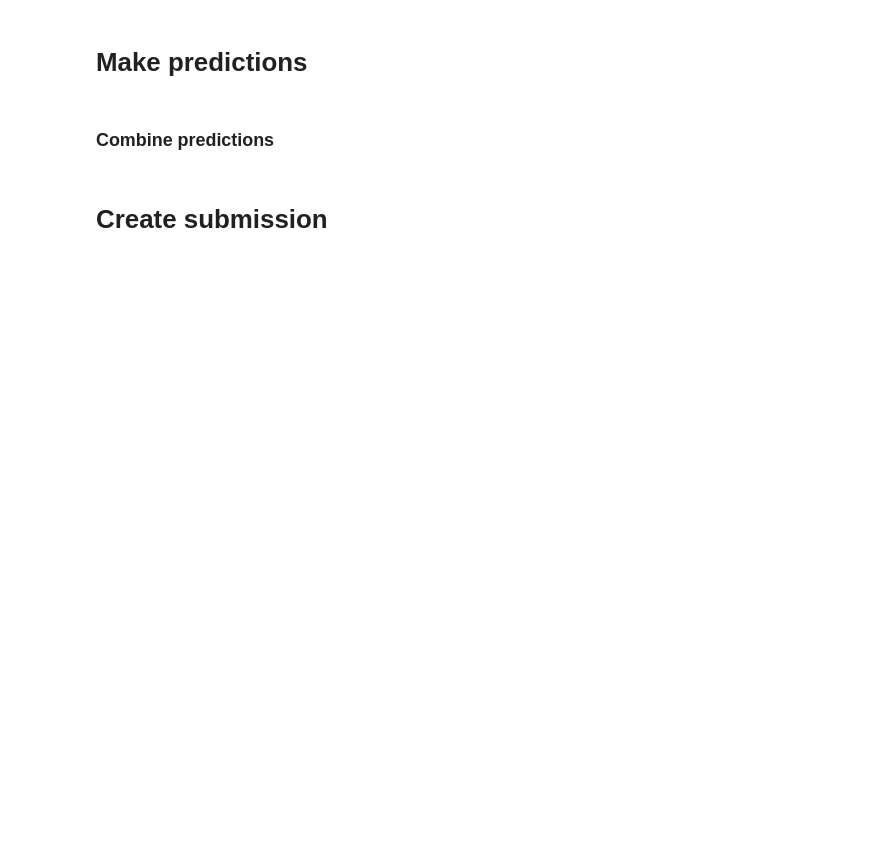
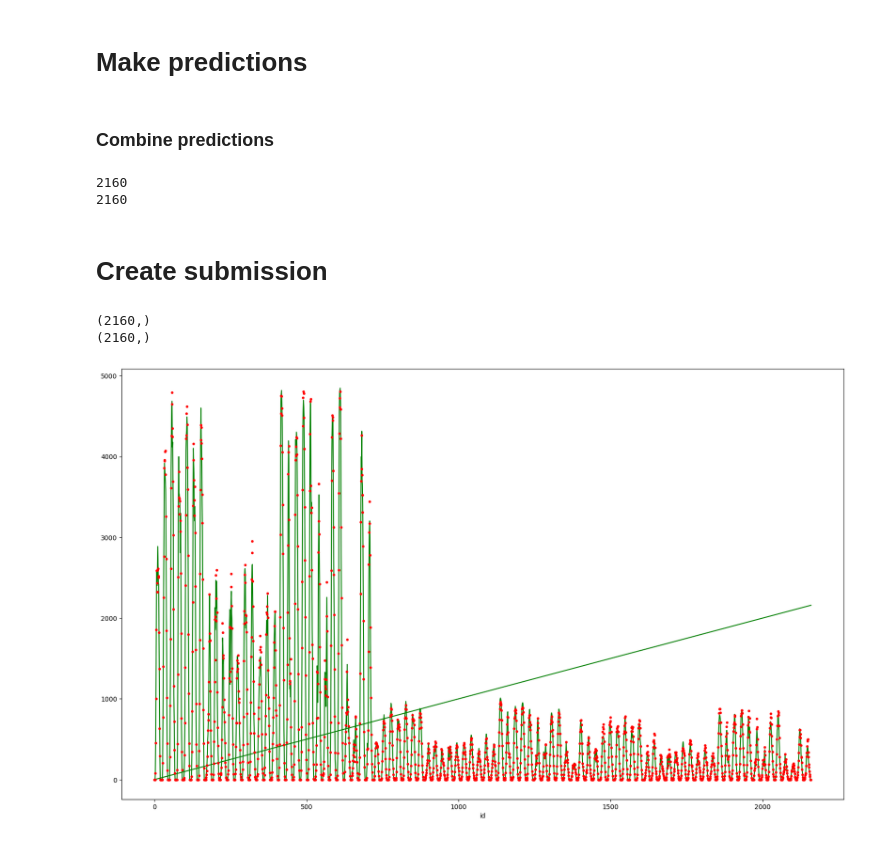
Before and after one commit to Hansstem/TDT4173-ML, a Jupyter notebook: delivery_notebooks/Short_notebook_1.ipynb, the cells around one changed output. Drawn from its saved outputs; the diff is of its cells as text; code cells hidden in the pictures; blank space fills up the shorter version.

```diff
--- a/delivery_notebooks/Short_notebook_1.ipynb
+++ b/delivery_notebooks/Short_notebook_1.ipynb
@@ -501,2 +632,16 @@ X_frames_test_ag = [X_frames_test[0], X_frames_test[1], X_frames_test[2]]
+# %%
+def multiply_columns(A: pd.Series, B: pd.Series) -> pd.Series:
+    '''
+    Given two pandas series, returns a series with multiplied values.
+
+    NB! Series A and B must be of same length
+    '''
+
+    if len(A) != len(B):
+        raise Exception("In multiply columns -> length of series is not equal")
+
+    C = A*B
+
+    return C
 # %%
 ## Multiplying effective cloud coverage with clear sky radiation
@@ -595,2 +783,14 @@ model_c.fit(X_train[2], Y_train[2])
 # %% [markdown]
 ### AutoGluon
+# %%
+from autogluon.tabular import TabularDataset, TabularPredictor
+
+print(Y_train[0].head(10))
+
+for i in range(len(X_train_ag)):
+    X_train_ag[i].reset_index(drop=False, inplace=True)
+
+joined_a = pd.merge(X_train_ag[0], Y_train[0], left_index=True, right_index=True)
+train_a = TabularDataset(joined_a)
+
+print(train_a)
@@ -661,9 +1065,9 @@ y_pred_cat_a = model_a.predict(X_frames_test[0]) * X_frames_test[0]['is_day:idx'
 y_pred_cat_b = model_b.predict(X_frames_test[1]) * X_frames_test[1]['is_day:idx']
 y_pred_cat_c = model_c.predict(X_frames_test[2]) * X_frames_test[2]['is_day:idx']
 
-y_pred_ag_a = predictor.predict(X_frames_test[0]) * X_frames_test[0]['is_day:idx']
-y_pred_ag_b = predictor_b.predict(X_frames_test[1]) * X_frames_test[1]['is_day:idx']
-y_pred_ag_c = predictor_c.predict(X_frames_test[2]) * X_frames_test[2]['is_day:idx']
+y_pred_ag_a = predictor.predict(X_frames_test_ag[0]) * X_frames_test_ag[0]['is_day:idx']
+y_pred_ag_b = predictor_b.predict(X_frames_test_ag[1]) * X_frames_test_ag[1]['is_day:idx']
+y_pred_ag_c = predictor_c.predict(X_frames_test_ag[2]) * X_frames_test_ag[2]['is_day:idx']
 
 
 y_pred_cat = np.concatenate((y_pred_cat_a, y_pred_cat_b, y_pred_cat_c), axis=0)
@@ -674,12 +1075,12 @@ print(len(y_pred_ag))
-# %%
-for i in range(len(y_pred_cat)):
-    if y_pred_cat[i] < 10:
-        y_pred_cat[i] = 0
-    if y_pred_ag[i] < 10:
-        y_pred_ag[i] = 0
 # %% [markdown]
 ### Combine predictions
 # %%
 
 mean_of_predictions = (y_pred_cat + y_pred_ag) / 2
 y_pred = mean_of_predictions
+# %%
+print(len(y_pred_cat))
+print(len(y_pred_ag))
+# %% [output]
+2160
+2160
@@ -696,15 +1105,19 @@ submission.to_csv('submissions/submission_cat_and_ag.csv', index=False)
 # %%
-best_submission = pd.read_csv('./submissions/submission_cat_148LESSSSGO.csv')
+best_submission = pd.read_csv('../model_notebooks/submissions/submission_cat_147SUI.csv')
 second_best_sub = pd.read_csv('./submissions/submission_cat.csv')
 
 print(y_pred.shape)
 print(best_submission['prediction'].shape)
 plt.figure(figsize=(20,12))
 
 plt.plot(second_best_sub, 'g')
 plt.plot(best_submission['prediction'], 'r.')
 plt.xlabel("id")
 plt.show()
+# %% [output]
+(2160,)
+(2160,)
+[figure, added]
 # %%
 dist = best_submission['prediction'] - second_best_sub['prediction']
 
```
Also changed, not shown: parts of 30 cells of this notebook, 8 other files.
